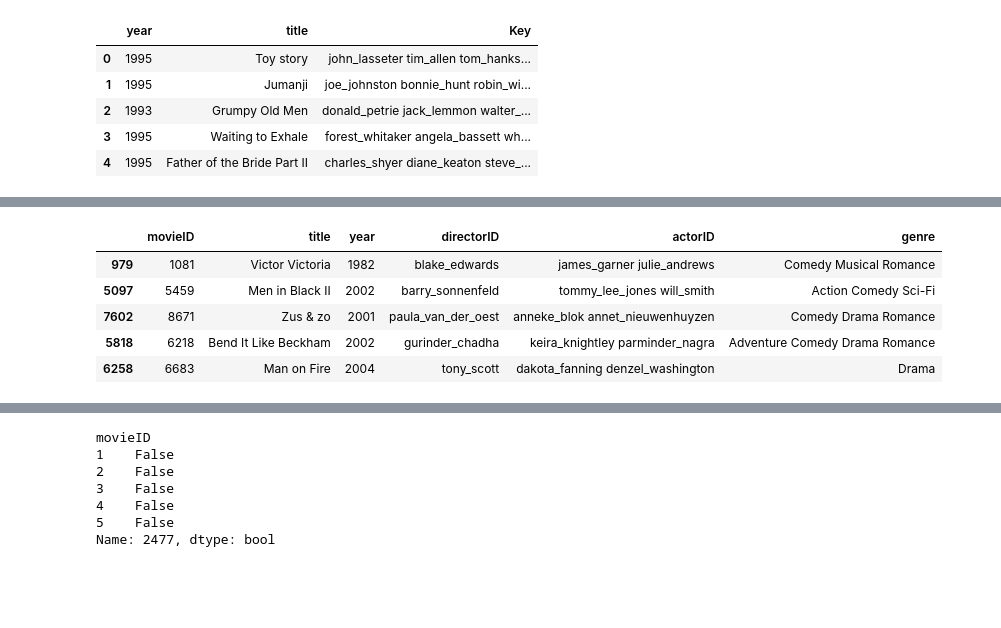
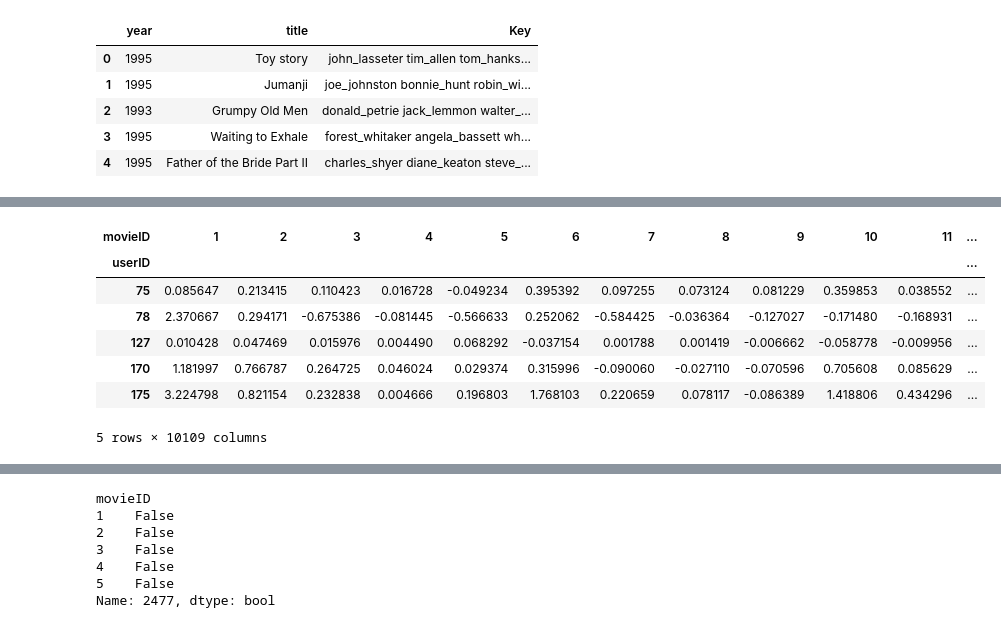
Before and after one commit to IsuruMahakumara/MovieRecommender, a Jupyter notebook: Recommender.ipynb, the cells around one changed output, grey strips where cells are left out. Drawn from its saved outputs; the diff is of its cells as text; code cells hidden in the pictures; blank space fills up the shorter version.

```diff
--- a/Recommender.ipynb
+++ b/Recommender.ipynb
@@ -193,6 +180,17 @@ U, sigma, Vt = svds(R_demeaned, k = 50)
 sigma = np.diag(sigma)
 predicted_R = np.dot(np.dot(U, sigma), Vt) + R_mean
 predicted_R = pd.DataFrame(predicted_R, index=rating.index, columns=rating.columns)
+# %%
+predicted_R.head()
+# %% [output]
+| movieID | 1 | 2 | 3 | 4 | 5 | 6 | 7 | 8 | 9 | 10 | 11 | ... |
+| userID |  |  |  |  |  |  |  |  |  |  |  | ... |
+| 75 | 0.085647 | 0.213415 | 0.110423 | 0.016728 | -0.049234 | 0.395392 | 0.097255 | 0.073124 | 0.081229 | 0.359853 | 0.038552 | ... |
+| 78 | 2.370667 | 0.294171 | -0.675386 | -0.081445 | -0.566633 | 0.252062 | -0.584425 | -0.036364 | -0.127027 | -0.171480 | -0.168931 | ... |
+| 127 | 0.010428 | 0.047469 | 0.015976 | 0.004490 | 0.068292 | -0.037154 | 0.001788 | 0.001419 | -0.006662 | -0.058778 | -0.009956 | ... |
+| 170 | 1.181997 | 0.766787 | 0.264725 | 0.046024 | 0.029374 | 0.315996 | -0.090060 | -0.027110 | -0.070596 | 0.705608 | 0.085629 | ... |
+| 175 | 3.224798 | 0.821154 | 0.232838 | 0.004666 | 0.196803 | 1.768103 | 0.220659 | 0.078117 | -0.086389 | 1.418806 | 0.434296 | ... |
+5 rows × 10109 columns
 # %%
 
 
@@ -204,23 +202,6 @@ def get_index(title):
 def get_title(movieID):
   title = movies['title'].loc[movies['movieID']==movieID].values[0]
   return title
-# %%
-sample = [ 939, 1410, 3925, 5161, 6977]
-recom_Index = np.zeros(5, dtype=int)
-
-for i in range(5):
-
-  similar_movies =cosine_sim[sample[i]].reshape(-1,1)
-  similar_movies= pd.DataFrame(similar_movies, columns=['Similarity']).sort_values(by =['Similarity'], ascending=False)[1:2].index.values
-  recom_Index [i]= similar_movies
-movies.iloc[recom_Index]
-# %% [output]
-|  | movieID | title | year | directorID | actorID | genre |
-| 979 | 1081 | Victor Victoria | 1982 | blake_edwards | james_garner julie_andrews | Comedy Musical Romance |
-| 5097 | 5459 | Men in Black II | 2002 | barry_sonnenfeld | tommy_lee_jones will_smith | Action Comedy Sci-Fi |
-| 7602 | 8671 | Zus & zo | 2001 | paula_van_der_oest | anneke_blok annet_nieuwenhuyzen | Comedy Drama Romance |
-| 5818 | 6218 | Bend It Like Beckham | 2002 | gurinder_chadha | keira_knightley parminder_nagra | Adventure Comedy Drama Romance |
-| 6258 | 6683 | Man on Fire | 2004 | tony_scott | dakota_fanning denzel_washington | Drama |
 # %%
 recom_ID = movies.iloc[recom_Index]['movieID'].values
 
```
Also changed, not shown: parts of 19 cells of this notebook.
